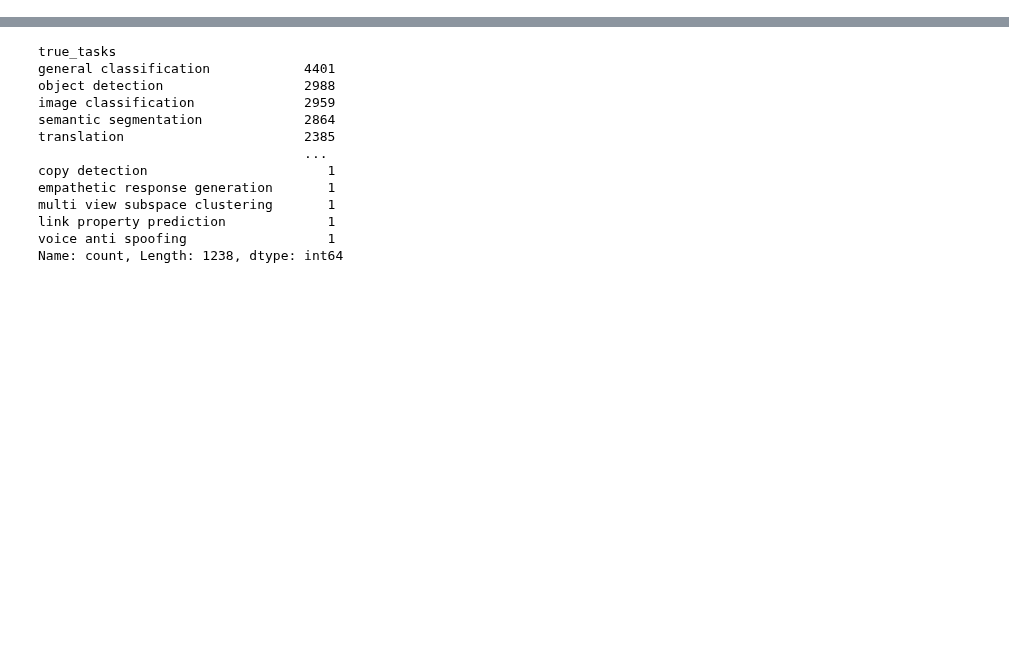
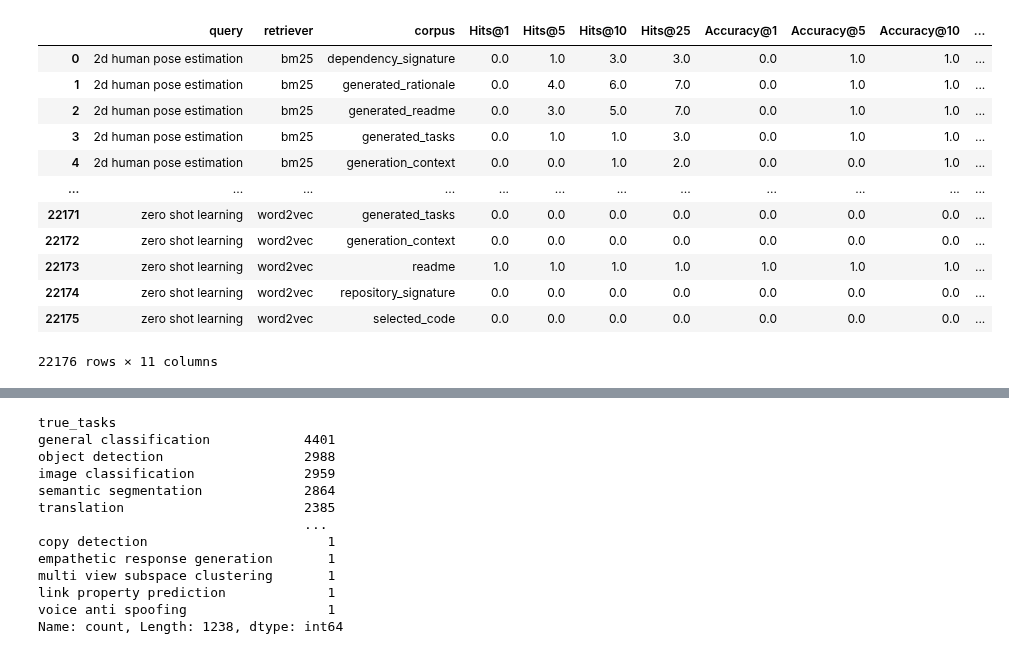
Before and after one commit to lambdaofgod/github_search, a Jupyter notebook: notebooks/04_Metric_Comparison_v2.ipynb, the cells around one changed output, grey strips where cells are left out. Drawn from its saved outputs; the diff is of its cells as text; code cells hidden in the pictures; blank space fills up the shorter version.

```diff
--- a/notebooks/04_Metric_Comparison_v2.ipynb
+++ b/notebooks/04_Metric_Comparison_v2.ipynb
@@ -4,6 +4,22 @@ import glob
 from pathlib import Path
 import json
 import numpy as np
+# %%
+pd.read_csv("../results/per_query_ir_results.csv")
+# %% [output]
+|  | query | retriever | corpus | Hits@1 | Hits@5 | Hits@10 | Hits@25 | Accuracy@1 | Accuracy@5 | Accuracy@10 | ... |
+| 0 | 2d human pose estimation | bm25 | dependency_signature | 0.0 | 1.0 | 3.0 | 3.0 | 0.0 | 1.0 | 1.0 | ... |
+| 1 | 2d human pose estimation | bm25 | generated_rationale | 0.0 | 4.0 | 6.0 | 7.0 | 0.0 | 1.0 | 1.0 | ... |
+| 2 | 2d human pose estimation | bm25 | generated_readme | 0.0 | 3.0 | 5.0 | 7.0 | 0.0 | 1.0 | 1.0 | ... |
+| 3 | 2d human pose estimation | bm25 | generated_tasks | 0.0 | 1.0 | 1.0 | 3.0 | 0.0 | 1.0 | 1.0 | ... |
+| 4 | 2d human pose estimation | bm25 | generation_context | 0.0 | 0.0 | 1.0 | 2.0 | 0.0 | 0.0 | 1.0 | ... |
+| ... | ... | ... | ... | ... | ... | ... | ... | ... | ... | ... | ... |
+| 22171 | zero shot learning | word2vec | generated_tasks | 0.0 | 0.0 | 0.0 | 0.0 | 0.0 | 0.0 | 0.0 | ... |
+| 22172 | zero shot learning | word2vec | generation_context | 0.0 | 0.0 | 0.0 | 0.0 | 0.0 | 0.0 | 0.0 | ... |
+| 22173 | zero shot learning | word2vec | readme | 1.0 | 1.0 | 1.0 | 1.0 | 1.0 | 1.0 | 1.0 | ... |
+| 22174 | zero shot learning | word2vec | repository_signature | 0.0 | 0.0 | 0.0 | 0.0 | 0.0 | 0.0 | 0.0 | ... |
+| 22175 | zero shot learning | word2vec | selected_code | 0.0 | 0.0 | 0.0 | 0.0 | 0.0 | 0.0 | 0.0 | ... |
+22176 rows × 11 columns
 # %%
 generation_metrics_df = pd.read_parquet("../output/signature_generation/librarian_signatures_generation_metrics.parquet")
 # %%
```
Also changed, not shown: parts of 33 cells of this notebook, 28 other files.
